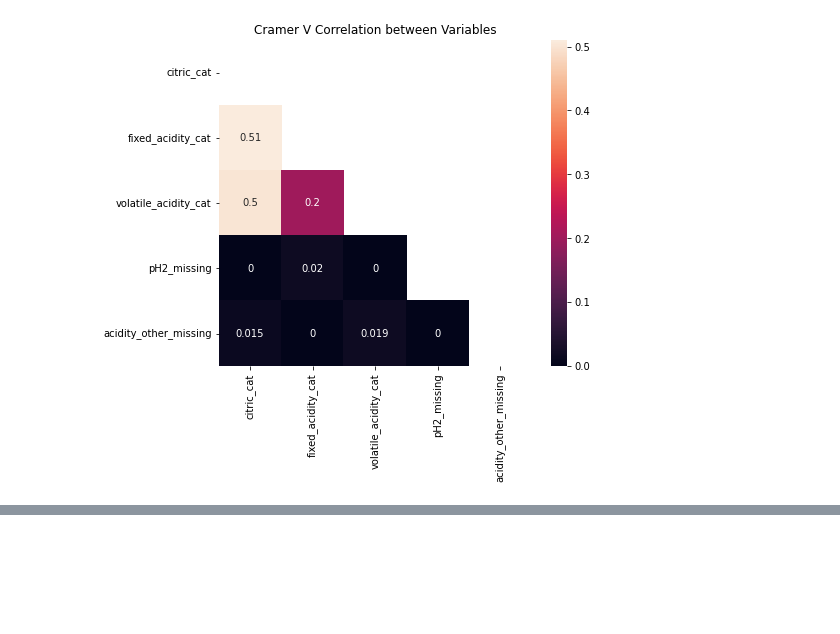
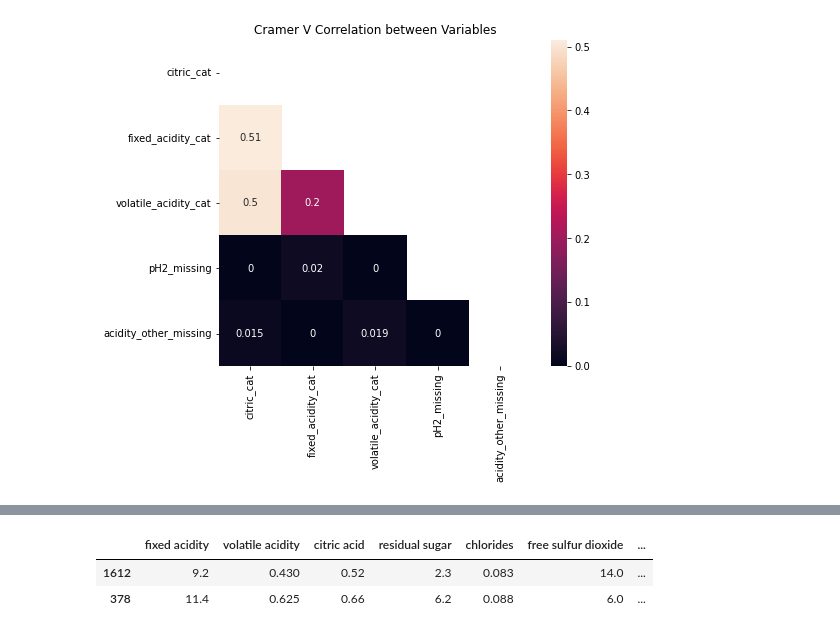
Before and after one commit to guillaumeovf/CarLoanDefault, a Jupyter notebook: wine_quality.ipynb, the cells around one changed output, grey strips where cells are left out. Cells and saved outputs as stored; diff of their text form; code cells hidden in the pictures; blank space fills up the shorter version.

```diff
--- a/wine_quality.ipynb
+++ b/wine_quality.ipynb
@@ -1179,0 +1172,26 @@ Index(['fixed acidity', 'volatile acidity', 'citric acid', 'residual sugar',
+# %%
+# Now we can do some feature engineering in order to build new features based on some others.
+# This step is only based on domain knowledge & creativity.
+# Here I will just create 3 features
+
+def acidity_total(database):
+  feature = database['fixed acidity'] + database['volatile acidity']
+  return feature
+
+def ratio_density_alcohol(database):
+  feature = database['density'] / database['alcohol']
+  return feature
+
+def ratio_acidity_pH(database):
+  feature = database['acidity_tot'] / database['pH']
+  return feature
+
+train['acidity_tot'] = acidity_total(train)
+train['ratio_density_alcohol'] = ratio_density_alcohol(train)
+train['ratio_acidity_pH'] = ratio_acidity_pH(train)
+# %%
+train.head(2)
+# %% [output]
+|  | fixed acidity | volatile acidity | citric acid | residual sugar | chlorides | free sulfur dioxide | ... |
+| 1612 | 9.2 | 0.430 | 0.52 | 2.3 | 0.083 | 14.0 | ... |
+| 378 | 11.4 | 0.625 | 0.66 | 6.2 | 0.088 | 6.0 | ... |
```
Also changed, not shown: parts of 5 cells of this notebook.
